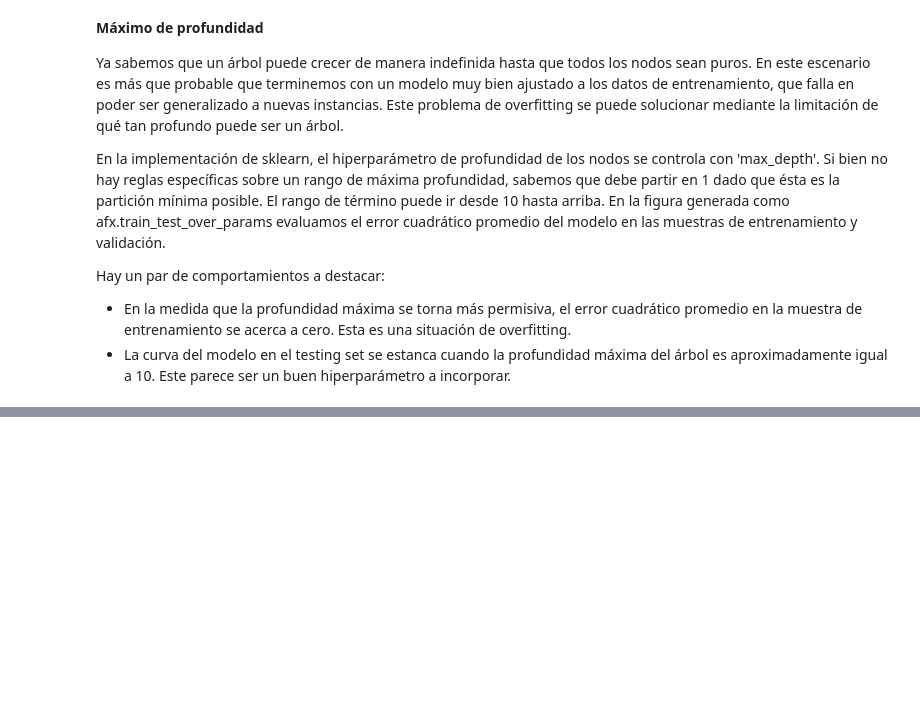
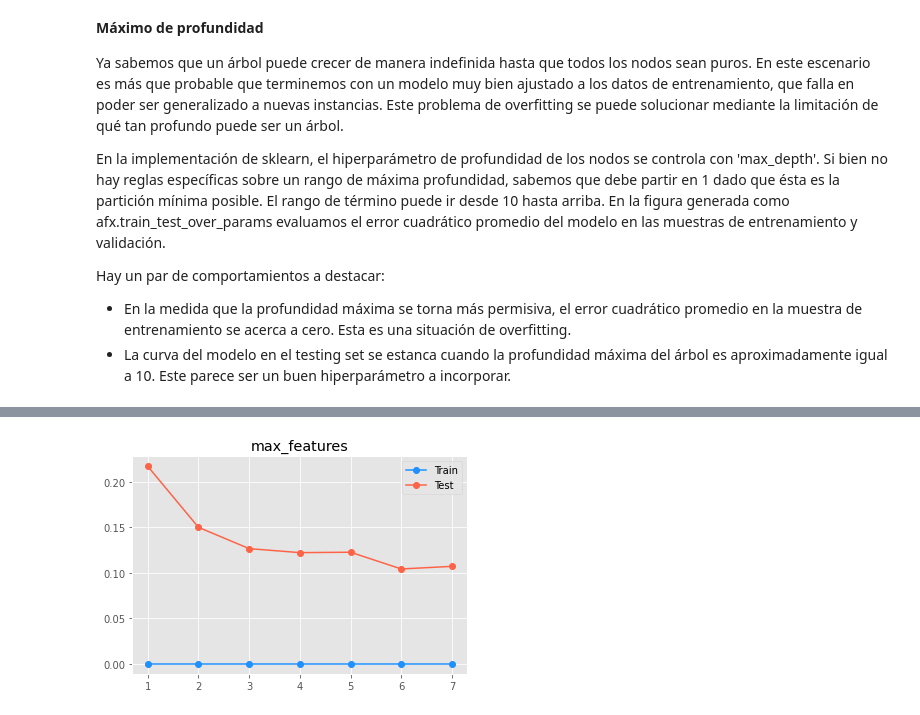
Before and after one commit to Denniels/Machine_Learning, a Jupyter notebook: Algoritmos_de_Ensamble/Aspectos_Formales_arboles_Decicion.ipynb, the cells around one changed output, grey strips where cells are left out. Cells and saved outputs as stored; diff of their text form; code cells hidden in the pictures; blank space fills up the shorter version.

```diff
--- a/Algoritmos_de_Ensamble/Aspectos_Formales_arboles_Decicion.ipynb
+++ b/Algoritmos_de_Ensamble/Aspectos_Formales_arboles_Decicion.ipynb
@@ -267,0 +285,5 @@ ValueError: Input X contains infinity or a value too large for dtype('float32').
+# %%
+afx.train_test_over_params(DecisionTreeRegressor(),
+        {'max_features':list(range(1, X_train.shape[1]))},X_train, X_test, y_train, y_test)
+# %% [output]
+[figure, added]
```
Also changed, not shown: parts of 40 cells of this notebook, 9 other files.
